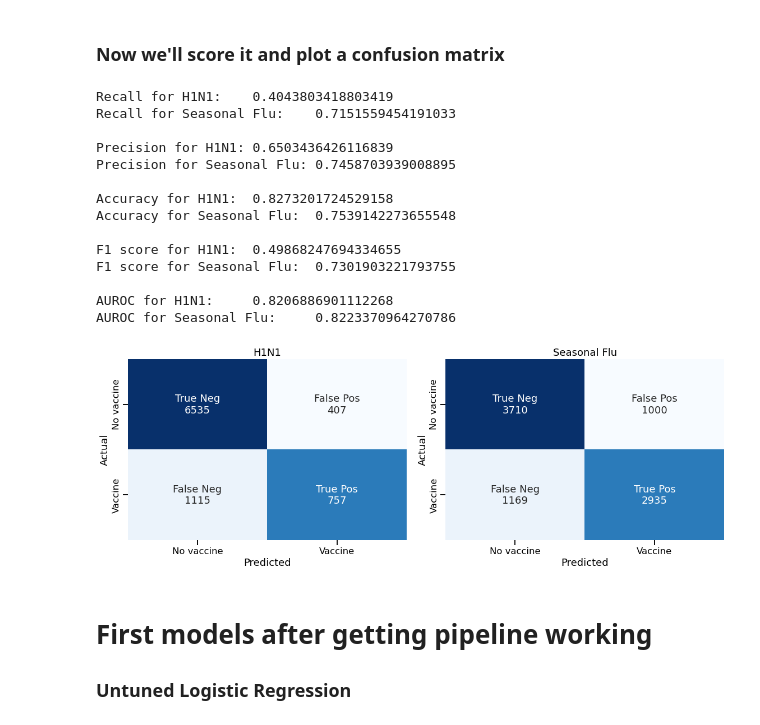
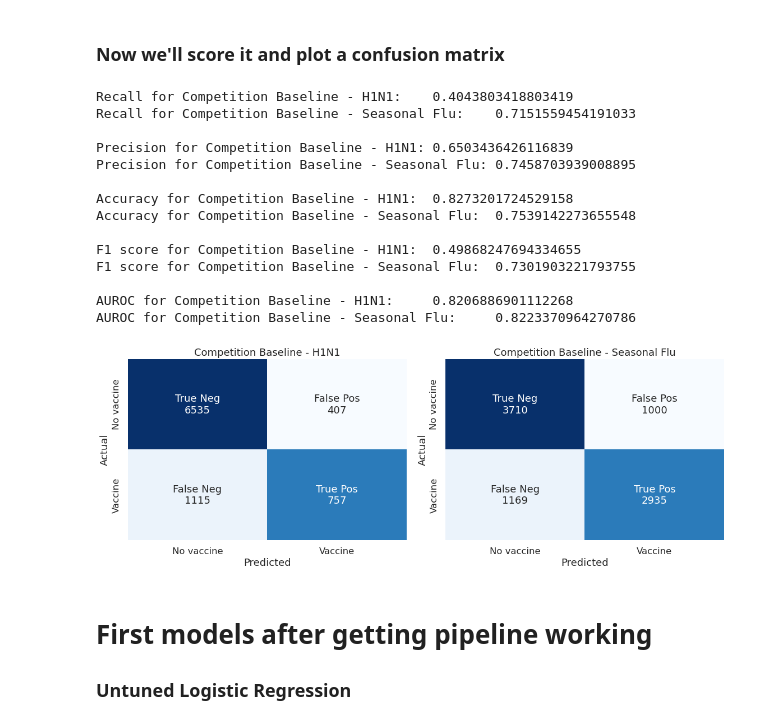
Before and after one commit to jeffbeech/Flu-Shot-Learning, a Jupyter notebook: matt notebook.ipynb, the cells around one changed output. Drawn from its saved outputs; the diff is of its cells as text; code cells hidden in the pictures.

```diff
--- a/matt notebook.ipynb
+++ b/matt notebook.ipynb
@@ -37,8 +38,8 @@ with open('data/models_dict.pickle', 'rb') as f:
     models_dict = pickle.load(f)
 # %%
 # Use this cell to reset the model dictionaries
-model_scoring_dict = {}
-models_dict = {}
+#model_scoring_dict = {}
+#models_dict = {}
 # %% [markdown]
 ### Importing the data
 
@@ -458,6 +459,10 @@ def all_metrics(y_actuals, y_hats, y_score=None, model_name=None, keep_score=Fal
                     all_scores[model_name[i]] = model_scores
                     if keep_score:
                         model_scoring_dict[model_name[i]] = model_scores
+
+                        if model_name[i] not in models_dict:
+                            models_dict[model_name[i]] = {}
+
                         models_dict[model_name[i]]['scores'] = model_scoring_dict[model_name[i]]
 
                 else:
@@ -509,7 +514,7 @@ def all_metrics(y_actuals, y_hats, y_score=None, model_name=None, keep_score=Fal
                 ax = axes[row][col]
             sns.heatmap(cf_matrix, annot=labels, xticklabels=categories, yticklabels=categories, cbar=None, fmt='', cmap='Blues', ax=ax)
             ax.set_ylabel('Actual')
-            ax.set_yticklabels(ax1.get_yticklabels(), va="center")
+            ax.set_yticklabels(ax.get_yticklabels(), va="center")
             ax.set_xlabel('Predicted')
 
             if model_name:
@@ -1175,23 +1265,23 @@ y_hat_ssnl = log_reg_ssnl.predict(X_test_imp)
 y_proba_h1n1 = log_reg_h1n1.predict_proba(X_test_imp)
 y_proba_ssnl = log_reg_ssnl.predict_proba(X_test_imp)
 # %%
-all_metrics([y_test_h1n1, y_test_ssnl], [y_hat_h1n1, y_hat_ssnl], [y_proba_h1n1, y_proba_ssnl], model_name=['H1N1','Seasonal Flu'])
+all_metrics([y_test_h1n1, y_test_ssnl], [y_hat_h1n1, y_hat_ssnl], [y_proba_h1n1, y_proba_ssnl], model_name=['Competition Baseline - H1N1','Competition Baseline - Seasonal Flu'], keep_score=True)
 # %% [output]
-Recall for H1N1:    0.4043803418803419
-Recall for Seasonal Flu:    0.7151559454191033
+Recall for Competition Baseline - H1N1:    0.4043803418803419
+Recall for Competition Baseline - Seasonal Flu:    0.7151559454191033
 
-Precision for H1N1: 0.6503436426116839
-Precision for Seasonal Flu: 0.7458703939008895
+Precision for Competition Baseline - H1N1: 0.6503436426116839
+Precision for Competition Baseline - Seasonal Flu: 0.7458703939008895
 
-Accuracy for H1N1:  0.8273201724529158
-Accuracy for Seasonal Flu:  0.7539142273655548
+Accuracy for Competition Baseline - H1N1:  0.8273201724529158
+Accuracy for Competition Baseline - Seasonal Flu:  0.7539142273655548
 
-F1 score for H1N1:  0.49868247694334655
-F1 score for Seasonal Flu:  0.7301903221793755
+F1 score for Competition Baseline - H1N1:  0.49868247694334655
+F1 score for Competition Baseline - Seasonal Flu:  0.7301903221793755
 
-AUROC for H1N1:     0.8206886901112268
-AUROC for Seasonal Flu:     0.8223370964270786
+AUROC for Competition Baseline - H1N1:     0.8206886901112268
+AUROC for Competition Baseline - Seasonal Flu:     0.8223370964270786
-[figure, old version]
+[figure, new version]
 # %% [markdown]
 # First models after getting pipeline working
 
```
Also changed, not shown: parts of 40 cells of this notebook, 4 other files.
